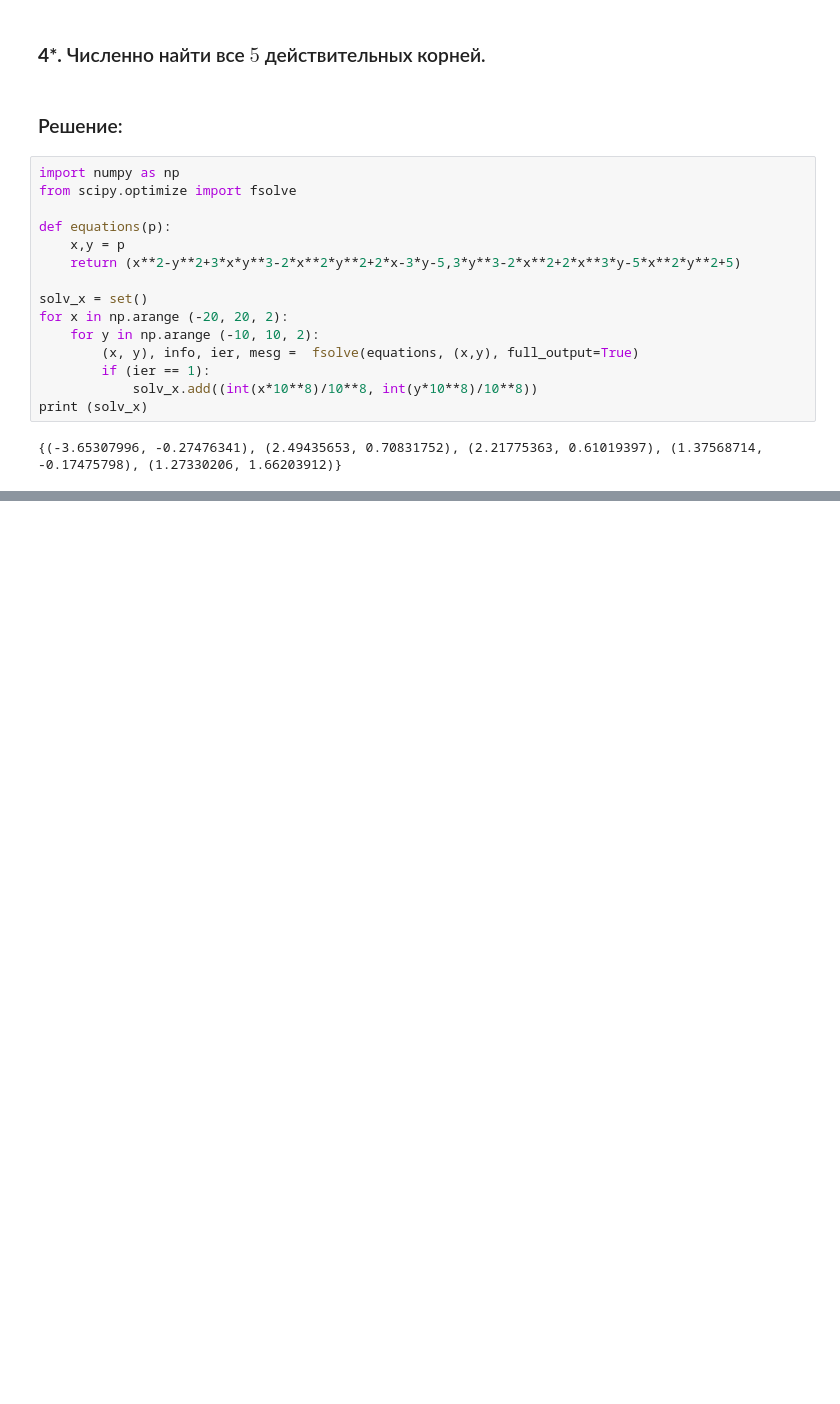
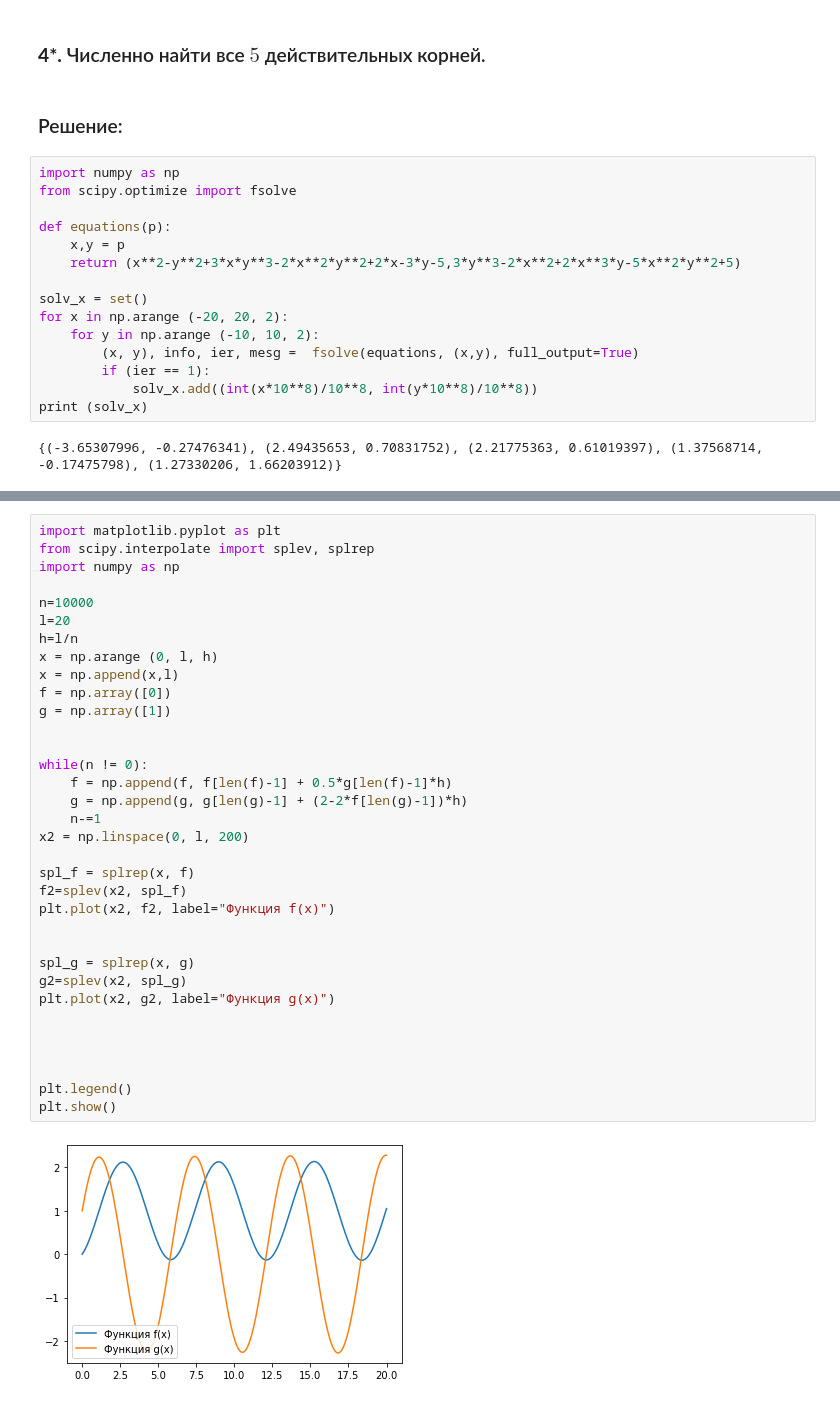
Before and after one commit to oshkuk22/Introduction_to_Mathematical_Analysis, a Jupyter notebook: Lagrange_Newton_gradient_descent/Lagrange_Newton_gradient_descent.ipynb, the cells around one changed output, grey strips where cells are left out. Saved outputs shown, nothing was run; the diff lists cells and outputs as text; blank space fills up the shorter version.

```diff
--- a/Lagrange_Newton_gradient_descent/Lagrange_Newton_gradient_descent.ipynb
+++ b/Lagrange_Newton_gradient_descent/Lagrange_Newton_gradient_descent.ipynb
@@ -166,0 +185,36 @@ print (solv_x)
+# %%
+import matplotlib.pyplot as plt
+from scipy.interpolate import splev, splrep
+import numpy as np
+
+n=10000
+l=20
+h=l/n
+x = np.arange (0, l, h)
+x = np.append(x,l)
+f = np.array([0])
+g = np.array([1])
+
+
+while(n != 0):
+    f = np.append(f, f[len(f)-1] + 0.5*g[len(f)-1]*h)
+    g = np.append(g, g[len(g)-1] + (2-2*f[len(g)-1])*h)
+    n-=1
+x2 = np.linspace(0, l, 200)
+
+spl_f = splrep(x, f)
+f2=splev(x2, spl_f)
+plt.plot(x2, f2, label="Функция f(x)")
+
+
+spl_g = splrep(x, g)
+g2=splev(x2, spl_g)
+plt.plot(x2, g2, label="Функция g(x)")
+
+
+
+
+plt.legend()
+plt.show()
+# %% [output]
+[figure, added]
```
Also changed, not shown: parts of 4 cells of this notebook, 1 other file.
